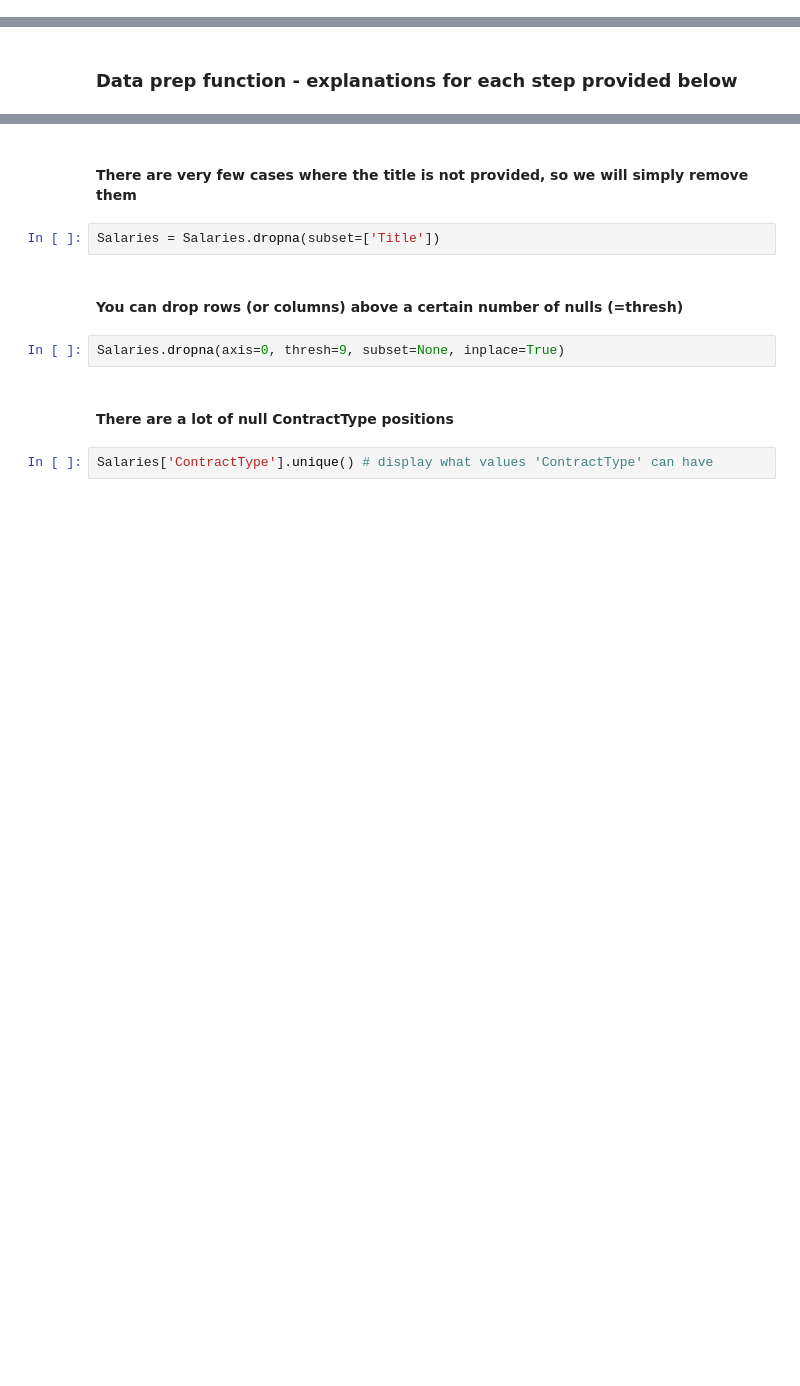
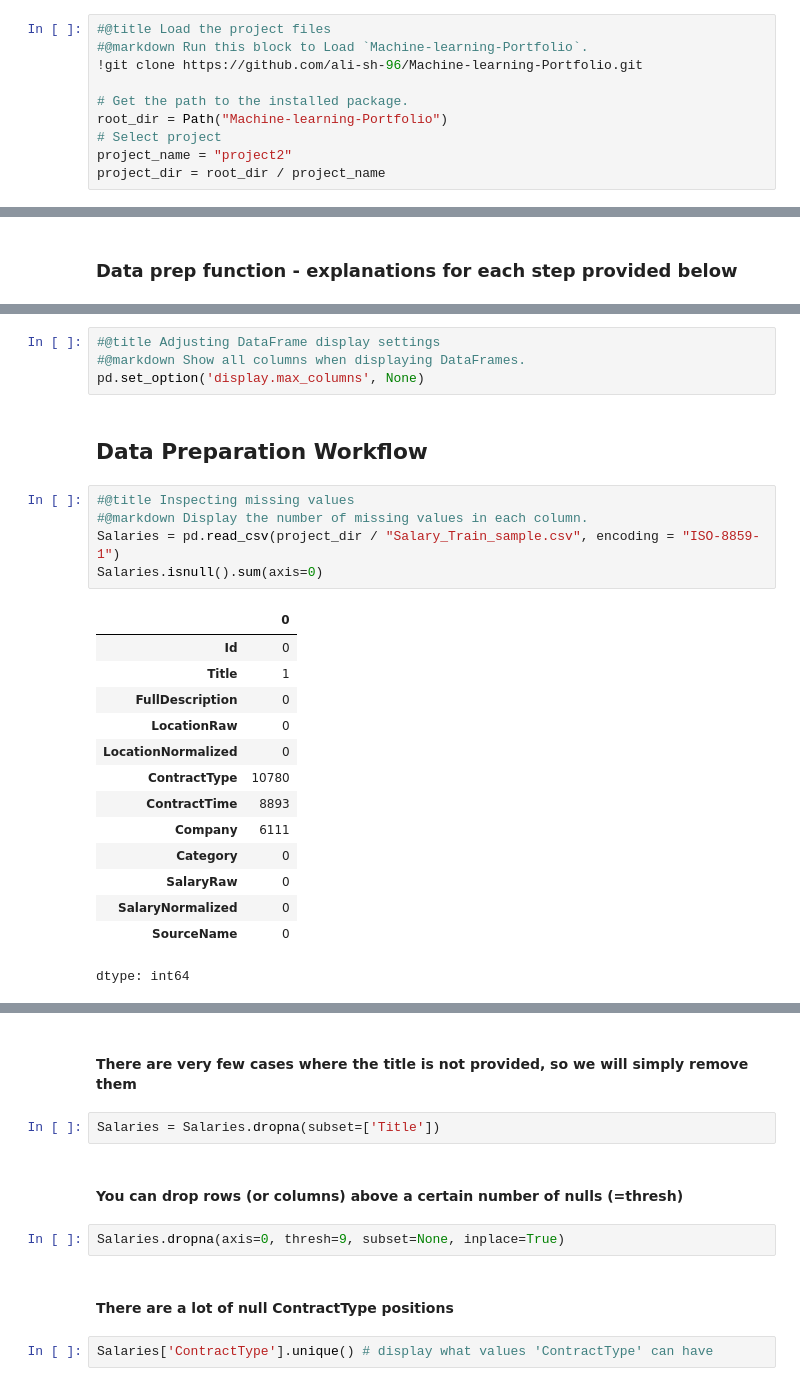
Before and after one commit to ali-sh-96/Machine-learning-Portfolio, a Jupyter notebook: project2/project2.ipynb, the cells around one changed output, grey strips where cells are left out. Drawn from its saved outputs; the diff is of its cells as text; blank space fills up the shorter version.

```diff
--- a/project2/project2.ipynb
+++ b/project2/project2.ipynb
@@ -30,0 +29,10 @@ cur_dir = os.getcwd()
+# %%
+#@title Load the project files
+#@markdown Run this block to Load `Machine-learning-Portfolio`.
+!git clone https://github.com/ali-sh-96/Machine-learning-Portfolio.git
+
+# Get the path to the installed package.
+root_dir = Path("Machine-learning-Portfolio")
+# Select project
+project_name = "project2"
+project_dir = root_dir / project_name
@@ -172,0 +174,26 @@ Salaries[Salaries['Title'].isna()] # display the row(s) that has a null title
+# %%
+#@title Adjusting DataFrame display settings
+#@markdown Show all columns when displaying DataFrames.
+pd.set_option('display.max_columns', None)
+# %% [markdown]
+## Data Preparation Workflow
+# %%
+#@title Inspecting missing values
+#@markdown Display the number of missing values in each column.
+Salaries = pd.read_csv(project_dir / "Salary_Train_sample.csv", encoding = "ISO-8859-1")
+Salaries.isnull().sum(axis=0)
+# %% [output]
+|  | 0 |
+| Id | 0 |
+| Title | 1 |
+| FullDescription | 0 |
+| LocationRaw | 0 |
+| LocationNormalized | 0 |
+| ContractType | 10780 |
+| ContractTime | 8893 |
+| Company | 6111 |
+| Category | 0 |
+| SalaryRaw | 0 |
+| SalaryNormalized | 0 |
+| SourceName | 0 |
+dtype: int64
```
Also changed, not shown: parts of 21 cells of this notebook.
